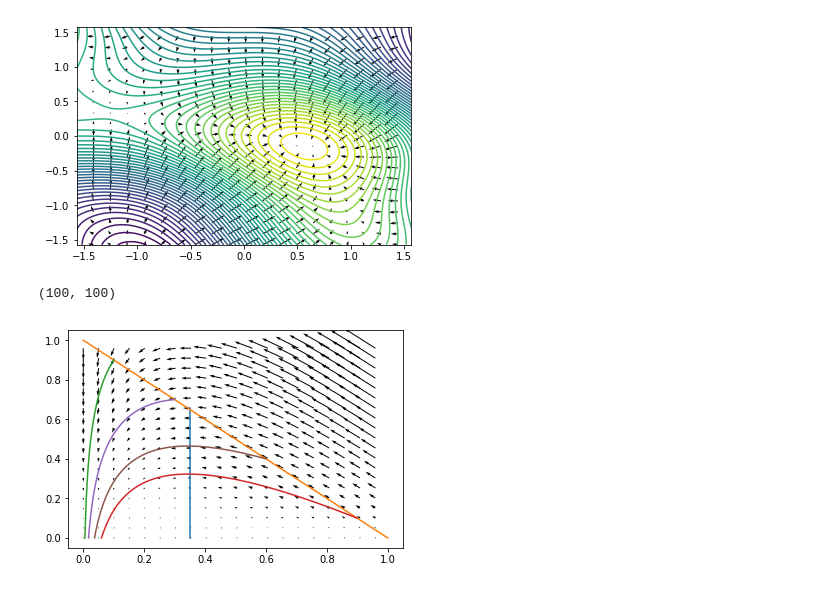
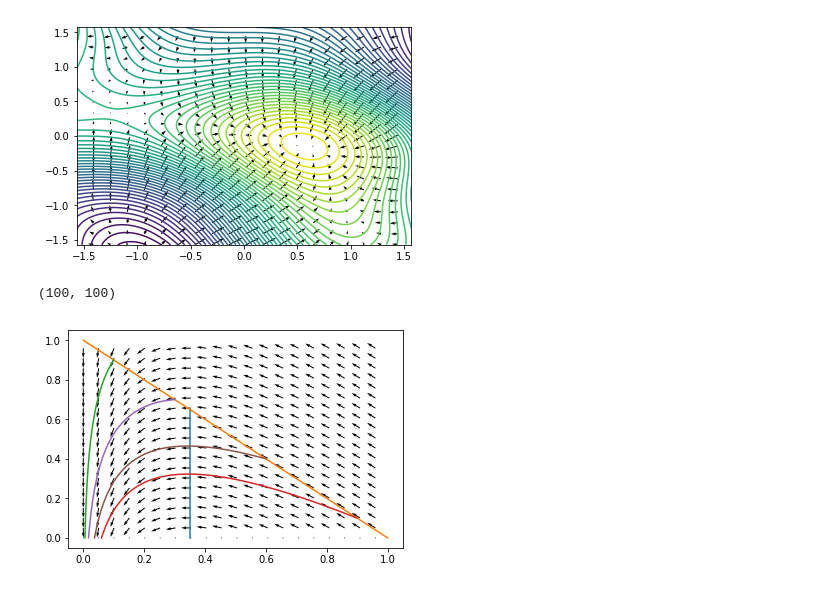
Before and after one commit to Tabasz/ibmcloud_grypa, a Jupyter notebook: Exercise-5.4.2.ipynb, the cells around one changed output. Cells and saved outputs as stored; diff of their text form; code cells hidden in the pictures.

```diff
--- a/Exercise-5.4.2.ipynb
+++ b/Exercise-5.4.2.ipynb
@@ -30,30 +30,33 @@ def draw(plt, x, y, beta, gamma):
 # %%
 X, Y = np.meshgrid(np.linspace(0, 1, 100), np.linspace(0, 1, 100))
 print(X.shape)
 X=X[::5,::5]
 Y=Y[::5,::5]
 
 beta = 0.0857
 gamma = 0.03
 VX = -beta * np.multiply(X, Y)
 VY = -VX - gamma * Y
+norm = np.sqrt(np.multiply(VX, VX) + np.multiply(VY, VY))
+VX = np.divide(VX, norm + 1e-5)
+VY = np.divide(VY, norm + 1e-5)
 
 plt.quiver(X,Y,VX,VY)
 
 x = np.linspace(gamma / beta, gamma / beta, 100)
 y = np.linspace(0, 1 - gamma / beta, 100)
 plt.plot(x, y);
 
 x2 = np.linspace(0, 1, 100)
 y2 = np.linspace(1, 0, 100)
 plt.plot(x2, y2);
 
 draw(plt, 0.1, 0.9, beta, gamma)
 draw(plt, 0.9, 0.1, beta, gamma)
 draw(plt, 0.3, 0.7, beta, gamma)
 draw(plt, 0.6, 0.4, beta, gamma)
 
 plt.show()
 # %% [output]
 (100, 100)
-[figure, old version]
+[figure, new version]
```
